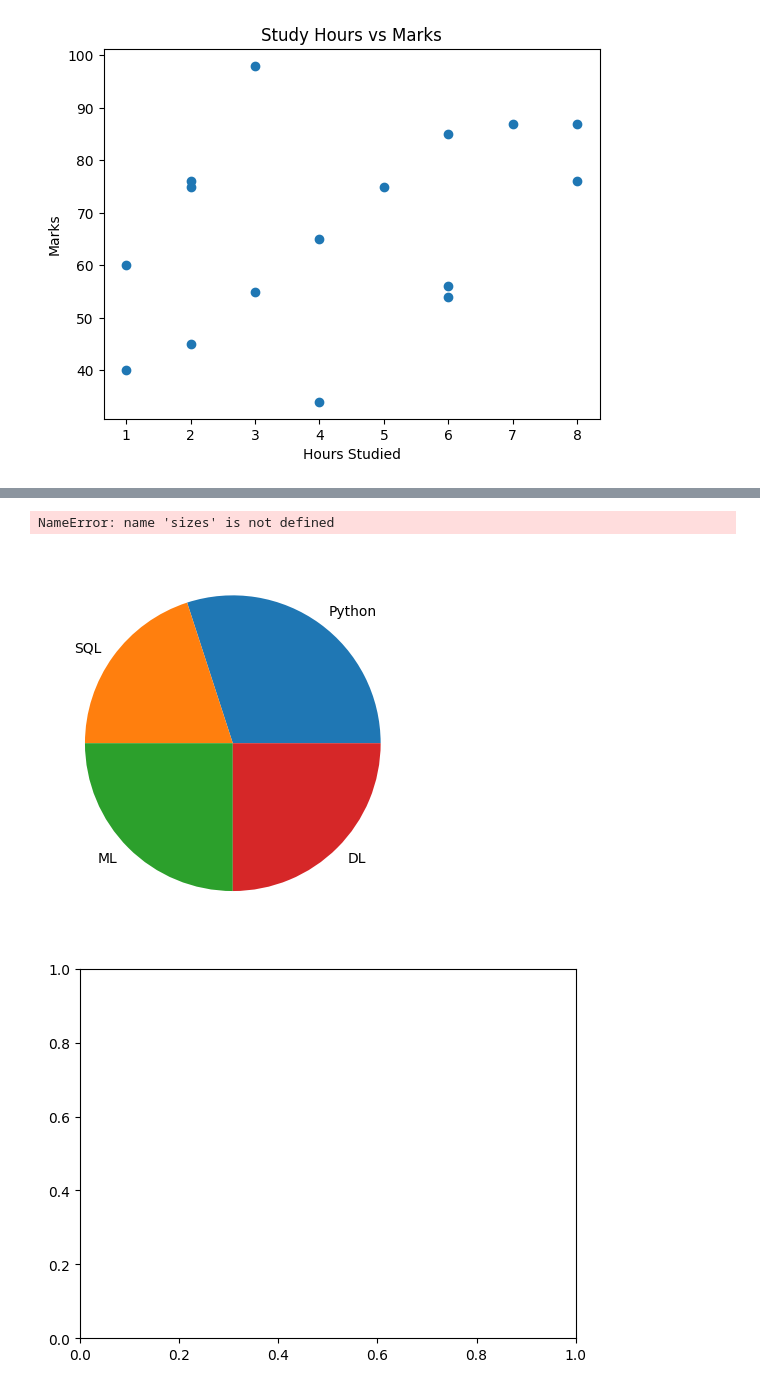
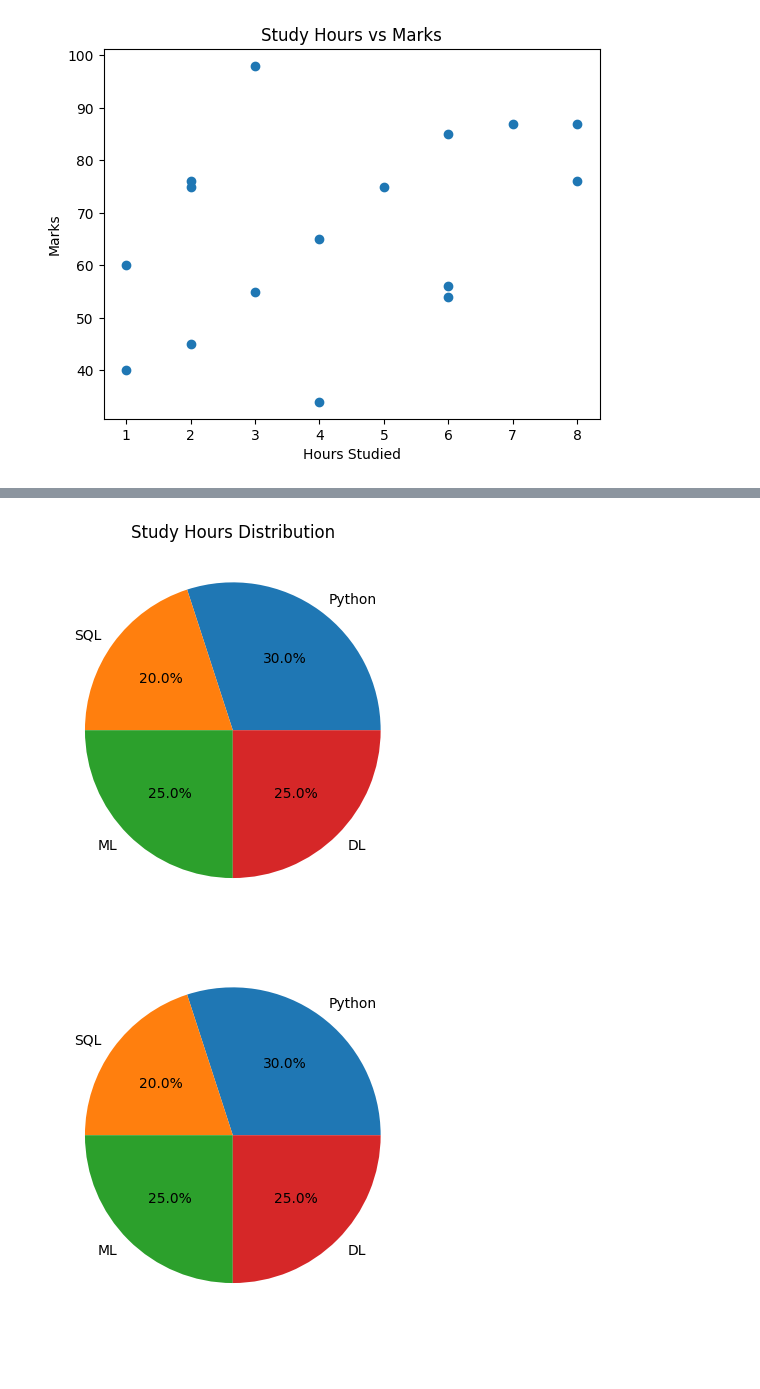
Before and after one commit to skarchana-ai/Machine-Learning, a Jupyter notebook: Matplotlib.ipynb, the cells around one changed output, grey strips where cells are left out. Drawn from its saved outputs; the diff is of its cells as text; code cells hidden in the pictures; blank space fills up the shorter version.

```diff
--- a/Matplotlib.ipynb
+++ b/Matplotlib.ipynb
@@ -268,14 +325,21 @@ Pie Chart
+# %%
+subjects = ["Python", "SQL", "ML", "DL"]
+hours = [30, 20, 25, 25]
+
+plt.pie(hours, labels=subjects, autopct='%1.1f%%')
+
+plt.title("Study Hours Distribution")
+plt.show()
+# %% [output]
+[figure, added]
 # %%
-subjects=["Python","SQL","ML","DL"]
-hours=[30,20,25,25]
+subjects = ["Python", "SQL", "ML", "DL"]
+hours = [30, 20, 25, 25]
 
-plt.pie(hours, labels=subjects)
+fig, ax = plt.subplots()
 
-fig,ax=plt.subplots()
-ax.pie(sizes,labels=labels,autopct='%1.1f%%')
+ax.pie(hours, labels=subjects, autopct='%1.1f%%')
 
 plt.show()
 # %% [output]
-NameError: name 'sizes' is not defined
-[figure, old version]
+[figure, new version]
-[figure, removed]
```
Also changed, not shown: parts of 21 cells of this notebook.
